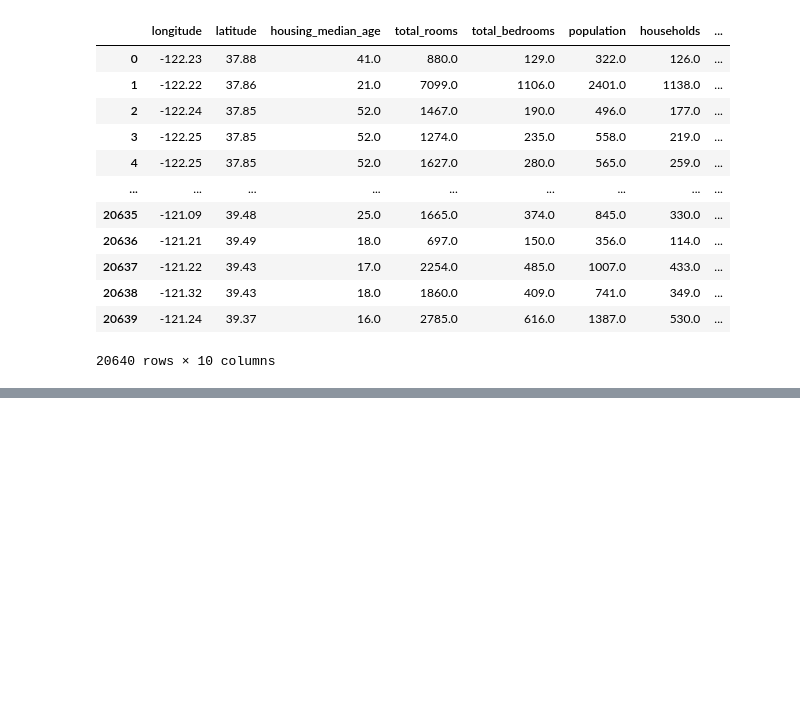
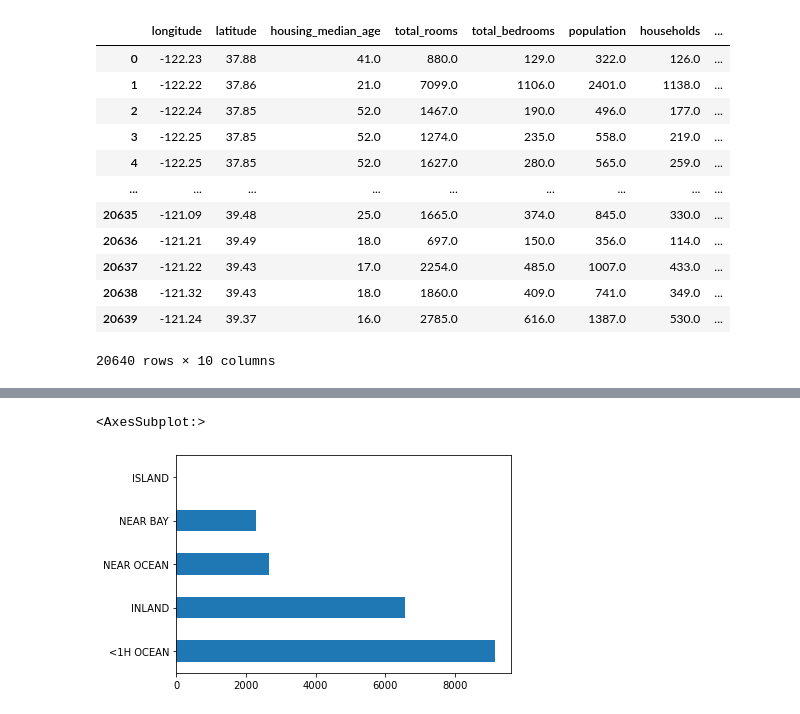
Before and after one commit to jubaljacob/Housing_ml, a Jupyter notebook: Housing_ML.ipynb, the cells around one changed output, grey strips where cells are left out. Saved outputs shown, nothing was run; the diff lists cells and outputs as text; code cells hidden in the pictures; blank space fills up the shorter version.

```diff
--- a/Housing_ML.ipynb
+++ b/Housing_ML.ipynb
@@ -22,0 +57,5 @@ housing_df
+# %%
+housing_df["ocean_proximity"].value_counts().plot(kind="barh")#value_counts() can be used to find out the categories that exist and the number in each district
+# %% [output]
+<AxesSubplot:>
+[figure, added]
```
Also changed, not shown: parts of 16 cells of this notebook.
